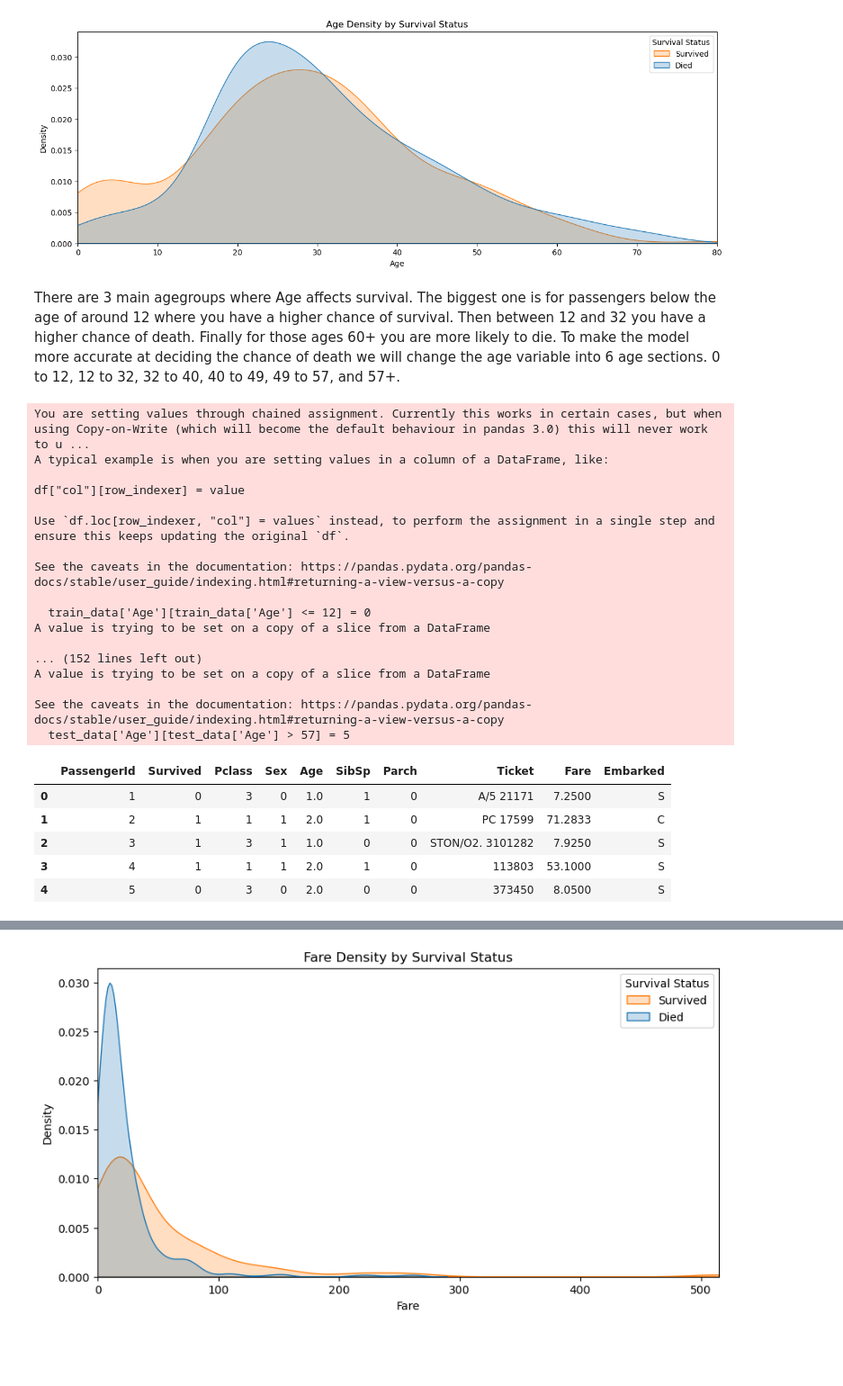
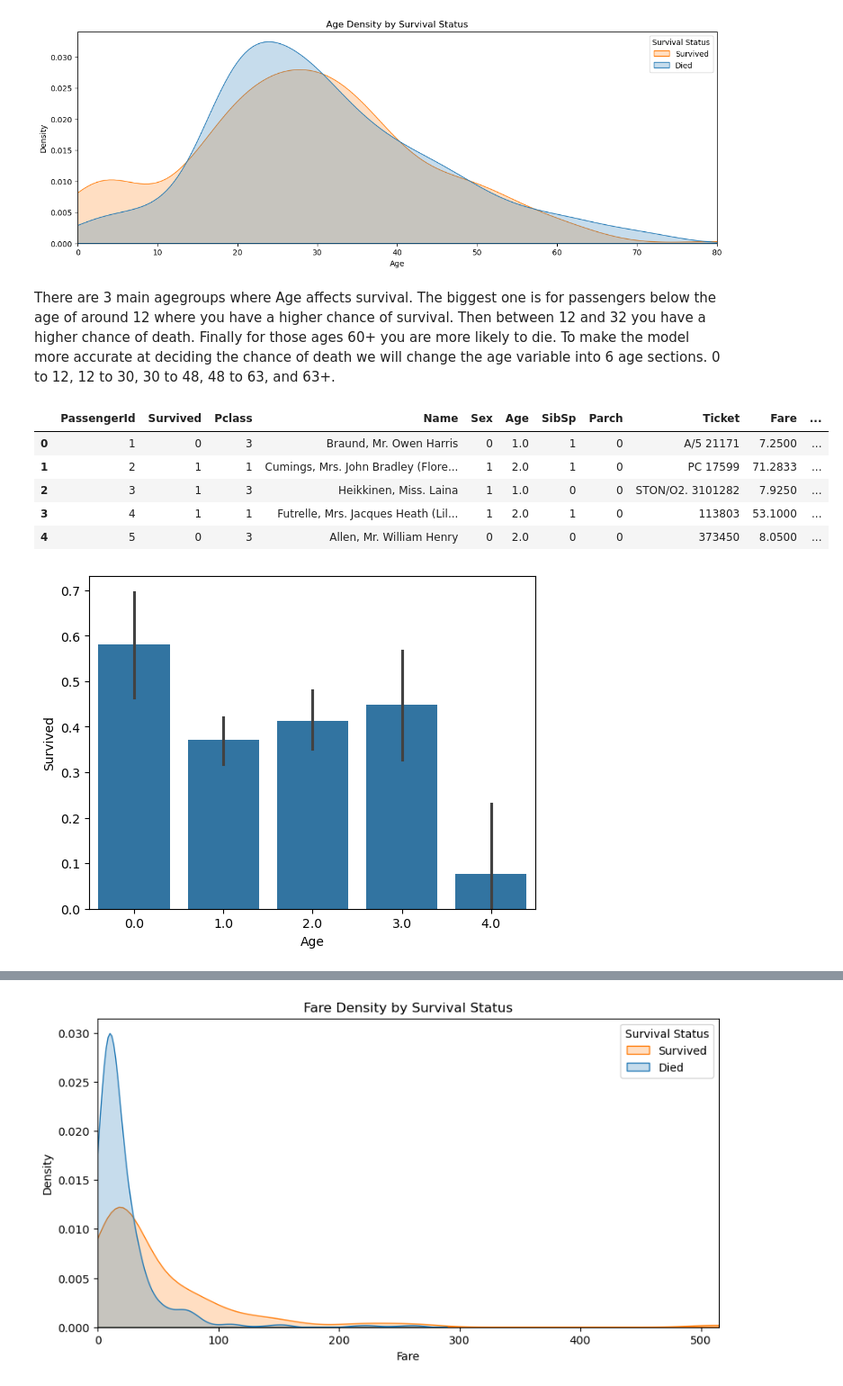
Before and after one commit to danielvasilevko/DataScience_Projects, a Jupyter notebook: Titanic_Survival_Model/Titanic_Survive.ipynb, the cells around one changed output, grey strips where cells are left out. Shown at 90% size. Saved outputs shown, nothing was run; the diff lists cells and outputs as text; code cells hidden in the pictures; blank space fills up the shorter version.

```diff
--- a/Titanic_Survival_Model/Titanic_Survive.ipynb
+++ b/Titanic_Survival_Model/Titanic_Survive.ipynb
@@ -136,11 +91,11 @@ df.plot(kind='bar',stacked=True, figsize=(6,3))
 # %% [markdown]
 Sex has a very clear impact on survival rate as the proportion of 'female' passengers who survived is much higher than 'male' passengers. To make it easier for the model to work with lets change male and female to 0's and 1's.
 # %%
-train_data['Sex'][train_data['Sex'] == 'male'] = 0
-train_data['Sex'][train_data['Sex'] == 'female'] = 1
+train_data.loc[train_data["Sex"] == 'male', 'Sex'] = 0
+train_data.loc[train_data["Sex"] == 'female', 'Sex'] = 1
 
-test_data['Sex'][test_data['Sex'] == 'male'] = 0
-test_data['Sex'][test_data['Sex'] == 'female'] = 1
+test_data.loc[test_data["Sex"] == 'male', 'Sex'] = 0
+test_data.loc[test_data["Sex"] == 'female', 'Sex'] = 1
 
 train_data.head()
 # %% [output]
@@ -192,0 +115,10 @@ bar = df.plot(kind='bar',stacked=True, figsize=(6,4))
+# %%
+train_data.loc[train_data["Embarked"] == 'S', 'Embarked'] = 0
+train_data.loc[train_data["Embarked"] == 'C', 'Embarked'] = 1
+train_data.loc[train_data["Embarked"] == 'Q', 'Embarked'] = 2
+
+test_data.loc[test_data["Embarked"] == 'S', 'Embarked'] = 0
+test_data.loc[test_data["Embarked"] == 'C', 'Embarked'] = 1
+test_data.loc[test_data["Embarked"] == 'Q', 'Embarked'] = 2
+
+train_data.head()
@@ -219,44 +158,30 @@ plt.show()
 # %% [output]
 [figure]
 # %% [markdown]
-There are 3 main agegroups where Age affects survival. The biggest one is for passengers below the age of around 12 where you have a higher chance of survival. Then between 12 and 32 you have a higher chance of death. Finally for those ages 60+ you are more likely to die. To make the model more accurate at deciding the chance of death we will change the age variable into 6 age sections. 0 to 12, 12 to 32, 32 to 40, 40 to 49, 49 to 57, and 57+.
+There are 3 main agegroups where Age affects survival. The biggest one is for passengers below the age of around 12 where you have a higher chance of survival. Then between 12 and 32 you have a higher chance of death. Finally for those ages 60+ you are more likely to die. To make the model more accurate at deciding the chance of death we will change the age variable into 6 age sections. 0 to 12, 12 to 30, 30 to 48, 48 to 63, and 63+.
 # %%
-train_data['Age'][train_data['Age'] <= 12] = 0
-train_data['Age'][(train_data['Age'] > 12) & (train_data['Age'] <= 32) ] = 1
-train_data['Age'][(train_data['Age'] > 32) & (train_data['Age'] <= 40) ] = 2
-train_data['Age'][(train_data['Age'] > 40) & (train_data['Age'] <= 49) ] = 3
-train_data['Age'][(train_data['Age'] > 39) & (train_data['Age'] <= 57) ] = 4
-train_data['Age'][train_data['Age'] > 57] = 5
+train_data.loc[(train_data["Age"] <= 12), 'Age'] = 0
+train_data.loc[(train_data["Age"] > 12) & (train_data['Age'] <= 30), 'Age'] = 1
+train_data.loc[(train_data["Age"] > 30) & (train_data['Age'] <= 48), 'Age'] = 2
+train_data.loc[(train_data["Age"] > 48) & (train_data['Age'] <= 63), 'Age'] = 3
+train_data.loc[(train_data["Age"] > 63), 'Age'] = 4
 
-test_data['Age'][test_data['Age'] <= 12] = 0
-test_data['Age'][(test_data['Age'] > 12) & (test_data['Age'] <= 32) ] = 1
-test_data['Age'][(test_data['Age'] > 32) & (test_data['Age'] <= 40) ] = 2
-test_data['Age'][(test_data['Age'] > 40) & (test_data['Age'] <= 49) ] = 3
-test_data['Age'][(test_data['Age'] > 39) & (test_data['Age'] <= 57) ] = 4
-test_data['Age'][test_data['Age'] > 57] = 5
+test_data.loc[(test_data["Age"] <= 12), 'Age'] = 0
+test_data.loc[(test_data["Age"] > 12) & (test_data['Age'] <= 30), 'Age'] = 1
+test_data.loc[(test_data["Age"] > 30) & (test_data['Age'] <= 48), 'Age'] = 2
+test_data.loc[(test_data["Age"] > 48) & (test_data['Age'] <= 63), 'Age'] = 3
+test_data.loc[(test_data["Age"] > 63), 'Age'] = 4
 
 train_data.head()
 # %% [output]
-You are setting values through chained assignment. Currently this works in certain cases, but when using Copy-on-Write (which will become the default behaviour in pandas 3.0) this will never work to u ...
-A typical example is when you are setting values in a column of a DataFrame, like:
-
-df["col"][row_indexer] = value
-
-Use `df.loc[row_indexer, "col"] = values` instead, to perform the assignment in a single step and ensure this keeps updating the original `df`.
-
-See the caveats in the documentation: https://pandas.pydata.org/pandas-docs/stable/user_guide/indexing.html#returning-a-view-versus-a-copy
-
-  train_data['Age'][train_data['Age'] <= 12] = 0
-A value is trying to be set on a copy of a slice from a DataFrame
-
-... (152 lines left out)
-A value is trying to be set on a copy of a slice from a DataFrame
-
-See the caveats in the documentation: https://pandas.pydata.org/pandas-docs/stable/user_guide/indexing.html#returning-a-view-versus-a-copy
-  test_data['Age'][test_data['Age'] > 57] = 5
-|  | PassengerId | Survived | Pclass | Sex | Age | SibSp | Parch | Ticket | Fare | Embarked |
-| 0 | 1 | 0 | 3 | 0 | 1.0 | 1 | 0 | A/5 21171 | 7.2500 | S |
-| 1 | 2 | 1 | 1 | 1 | 2.0 | 1 | 0 | PC 17599 | 71.2833 | C |
-| 2 | 3 | 1 | 3 | 1 | 1.0 | 0 | 0 | STON/O2. 3101282 | 7.9250 | S |
-| 3 | 4 | 1 | 1 | 1 | 2.0 | 1 | 0 | 113803 | 53.1000 | S |
-| 4 | 5 | 0 | 3 | 0 | 2.0 | 0 | 0 | 373450 | 8.0500 | S |
+|  | PassengerId | Survived | Pclass | Name | Sex | Age | SibSp | Parch | Ticket | Fare | ... |
+| 0 | 1 | 0 | 3 | Braund, Mr. Owen Harris | 0 | 1.0 | 1 | 0 | A/5 21171 | 7.2500 | ... |
+| 1 | 2 | 1 | 1 | Cumings, Mrs. John Bradley (Flore... | 1 | 2.0 | 1 | 0 | PC 17599 | 71.2833 | ... |
+| 2 | 3 | 1 | 3 | Heikkinen, Miss. Laina | 1 | 1.0 | 0 | 0 | STON/O2. 3101282 | 7.9250 | ... |
+| 3 | 4 | 1 | 1 | Futrelle, Mrs. Jacques Heath (Lil... | 1 | 2.0 | 1 | 0 | 113803 | 53.1000 | ... |
+| 4 | 5 | 0 | 3 | Allen, Mr. William Henry | 0 | 2.0 | 0 | 0 | 373450 | 8.0500 | ... |
+# %%
+sns.barplot(x="Age", y="Survived", data=train_data)
+plt.show()
+# %% [output]
+[figure, added]
```
Also changed, not shown: parts of 48 cells of this notebook, 1 other file.
